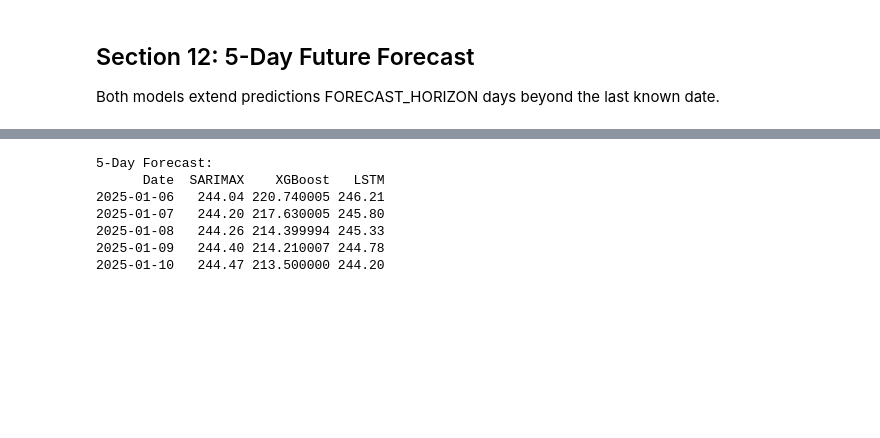
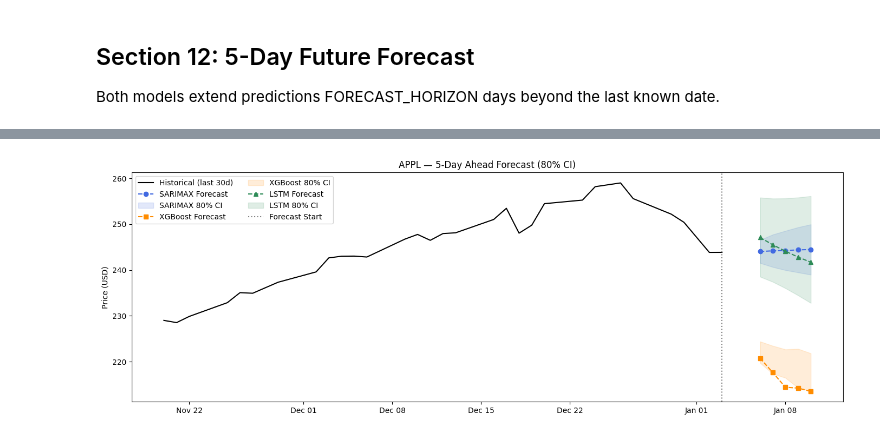
Before and after one commit to ianliu1119/Time-Series-Analysis, a Jupyter notebook: stock_forecasting.ipynb, the cells around one changed output, grey strips where cells are left out. Cells and saved outputs as stored; diff of their text form; code cells hidden in the pictures; blank space fills up the shorter version.

Commit message:
Fix confidence intervals and generate 5-day forecast with CI

```diff
--- a/stock_forecasting.ipynb
+++ b/stock_forecasting.ipynb
@@ -716,18 +610,16 @@ plt.show()
-# %%
-# Tabular output
-print("\n5-Day Forecast:")
-forecast_df = pd.DataFrame({
-    "Date": future_dates,
-    "SARIMAX": sarimax_future.values.round(2),
-    "XGBoost": xgb_future.round(2),
-    "LSTM": lstm_future.round(2)
-})
-print(forecast_df.to_string(index=False))
-# %% [output]
-5-Day Forecast:
-      Date  SARIMAX    XGBoost   LSTM
-2025-01-06   244.04 220.740005 246.21
-2025-01-07   244.20 217.630005 245.80
-2025-01-08   244.26 214.399994 245.33
-2025-01-09   244.40 214.210007 244.78
-2025-01-10   244.47 213.500000 244.20
+# %%
+# --- SARIMAX future forecast ---
+sarimax_full = SARIMAX(df["Close"],
+                       order=sarimax_order,
+                       seasonal_order=sarimax_seasonal,
+                       enforce_stationarity=False,
+                       enforce_invertibility=False).fit(disp=False)
+
+future_dates = pd.bdate_range(start=df.index[-1] + pd.Timedelta(days=1),
+                               periods=FORECAST_HORIZON)
+
+sarimax_future_result = sarimax_full.get_forecast(steps=FORECAST_HORIZON)
+sarimax_future = sarimax_future_result.predicted_mean
+sarimax_future.index = future_dates
+sarimax_future_ci = sarimax_future_result.conf_int(alpha=0.2)
+sarimax_future_ci.index = future_dates
@@ -733,0 +680,33 @@ print(forecast_df.to_string(index=False))
+# %%
+# Plot 5-day forecast with CI for all three models
+fig, ax = plt.subplots(figsize=(14, 5))
+history_window = df["Close"].iloc[-30:]
+
+ax.plot(history_window, label="Historical (last 30d)", color="black", linewidth=1.5)
+
+ax.plot(sarimax_future, marker="o", label="SARIMAX Forecast",
+        color="royalblue", linestyle="--", linewidth=1.5)
+ax.fill_between(future_dates,
+                sarimax_future_ci.iloc[:, 0], sarimax_future_ci.iloc[:, 1],
+                color="royalblue", alpha=0.15, label="SARIMAX 80% CI")
+
+ax.plot(xgb_future_series, marker="s", label="XGBoost Forecast",
+        color="darkorange", linestyle="--", linewidth=1.5)
+ax.fill_between(future_dates, xgb_lower_future, xgb_upper_future,
+                color="darkorange", alpha=0.15, label="XGBoost 80% CI")
+
+ax.plot(lstm_future_series, marker="^", label="LSTM Forecast",
+        color="seagreen", linestyle="--", linewidth=1.5)
+ax.fill_between(future_dates, lstm_lower_future, lstm_upper_future,
+                color="seagreen", alpha=0.15, label="LSTM 80% CI")
+
+ax.axvline(df.index[-1], color="gray", linestyle=":", label="Forecast Start")
+ax.set_title(f"{TICKER} — {FORECAST_HORIZON}-Day Ahead Forecast (80% CI)")
+ax.set_ylabel("Price (USD)")
+ax.legend(ncol=2)
+ax.xaxis.set_major_formatter(mdates.DateFormatter("%b %d"))
+plt.tight_layout()
+plt.savefig("future_forecast.png", dpi=150)
+plt.show()
+# %% [output]
+[figure, added]
```
Also changed, not shown: parts of 19 cells of this notebook, 2 other files.
